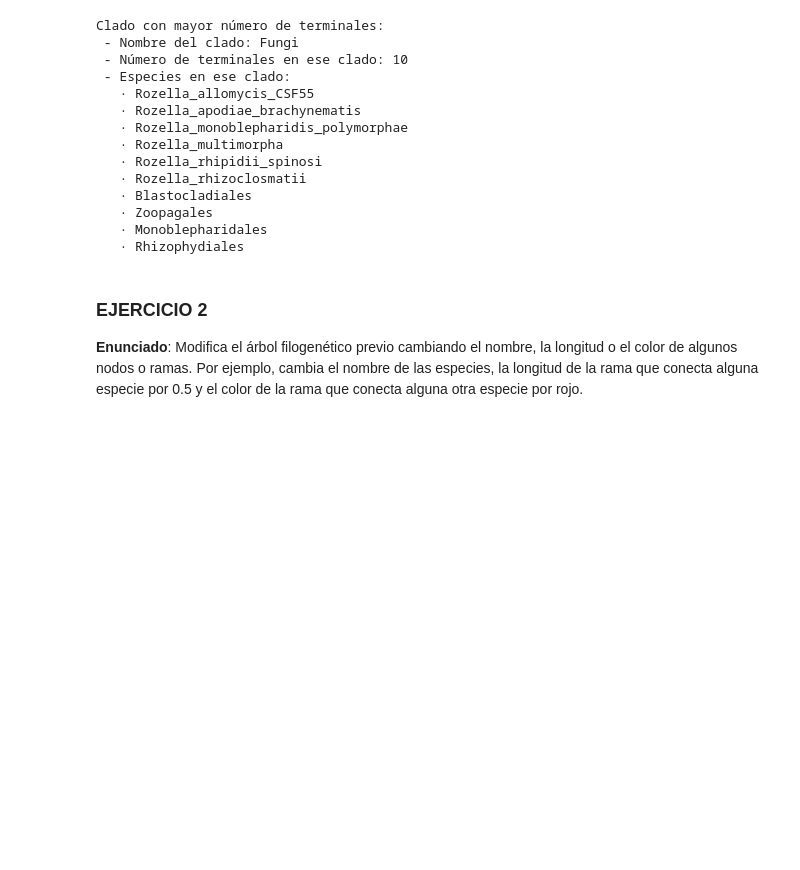
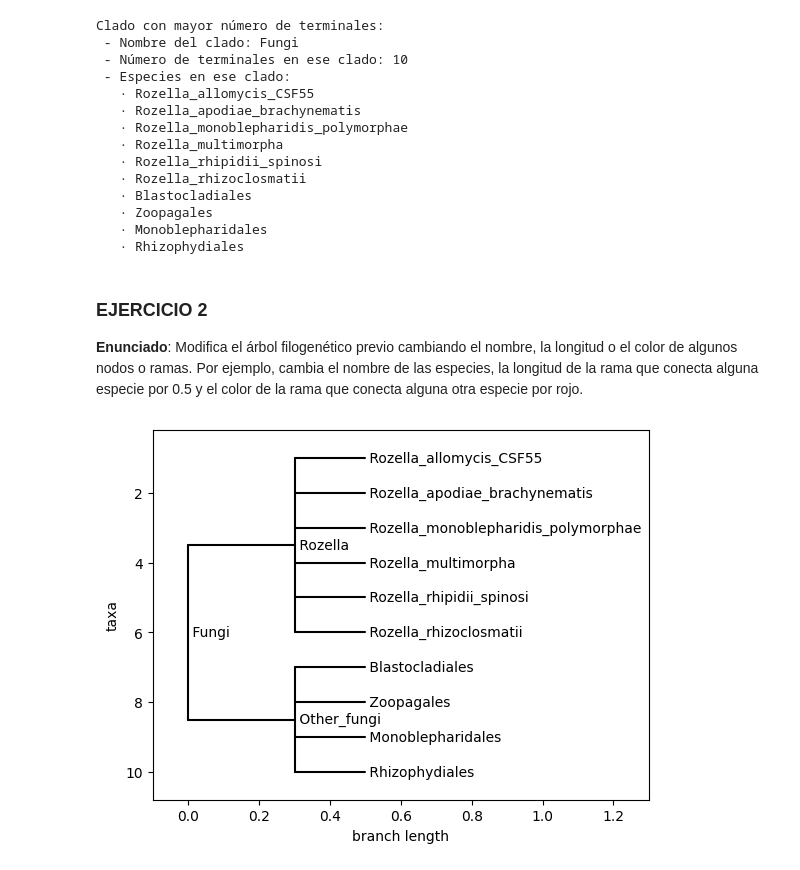
Before and after one commit to giselabcruz/phylogenetic-trees-exercises, a Jupyter notebook: exercises.ipynb, the cells around one changed output. Cells and saved outputs as stored; diff of their text form; code cells hidden in the pictures; blank space fills up the shorter version.

```diff
--- a/exercises.ipynb
+++ b/exercises.ipynb
@@ -161,3 +161,11 @@ Clado con mayor número de terminales:
 longitud o el color de algunos nodos o ramas. Por ejemplo, cambia el nombre
 de las especies, la longitud de la rama que conecta alguna especie por 0.5 y el
 color de la rama que conecta alguna otra especie por rojo.
+# %%
+# Cargamos el árbol simple.dnd en formato Newick
+tree = Phylo.read("fungi.dnd", "newick")
+
+# Dibujamos el árbol original
+Phylo.draw(tree, xlim=(-0.1, 1.3))
+# %% [output]
+[figure, added]
```
Also changed, not shown: parts of 2 cells of this notebook.
